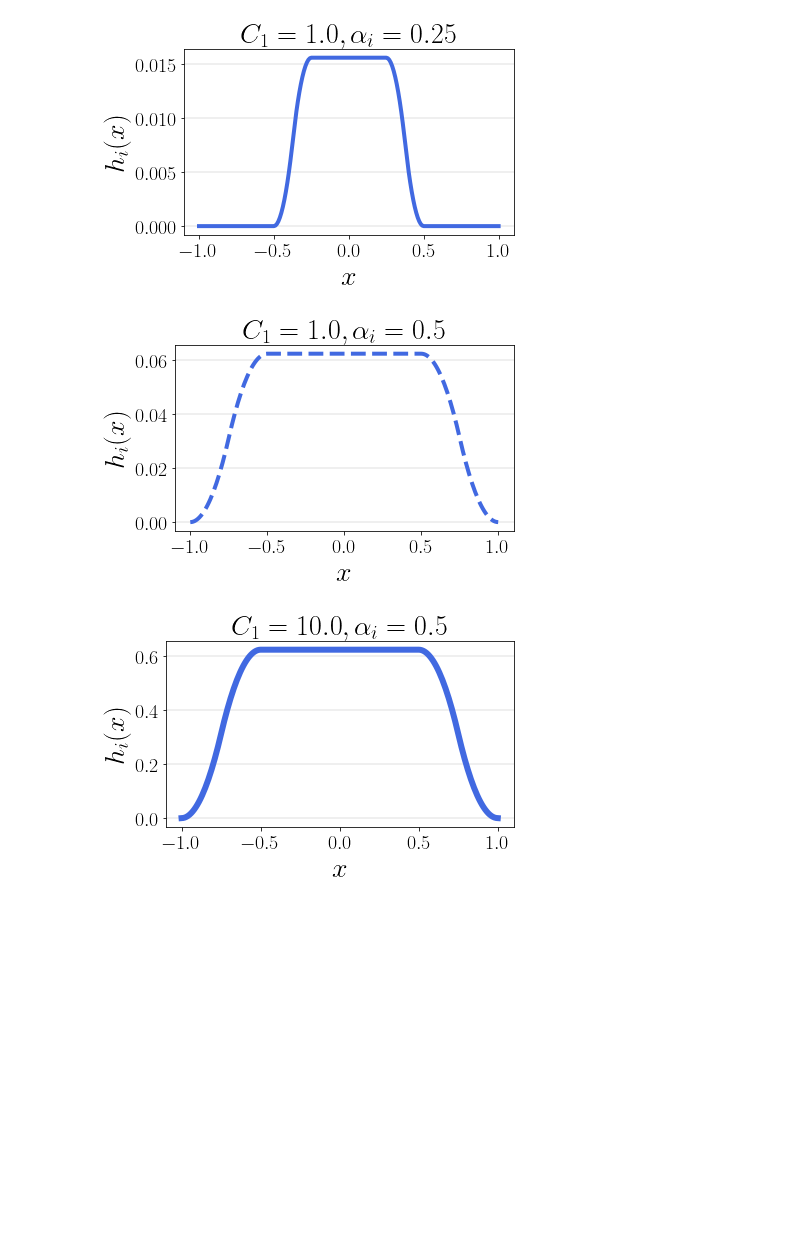
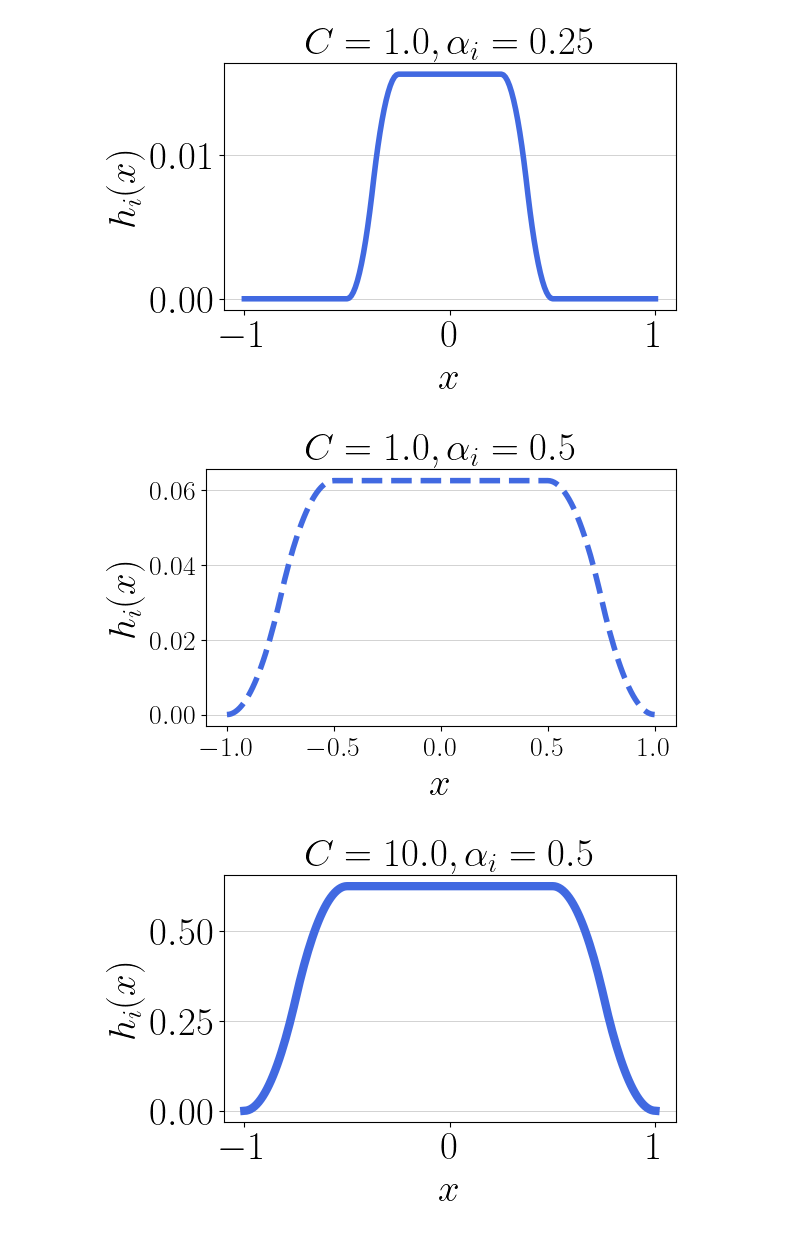
Before and after one commit to VirtuosoResearch/Noise-stability-optimization, a Jupyter notebook: notebooks/lower-bound-example.ipynb, the cells around one changed output. Drawn from its saved outputs; the diff is of its cells as text; code cells hidden in the pictures; blank space fills up the shorter version.

```diff
--- a/notebooks/lower-bound-example.ipynb
+++ b/notebooks/lower-bound-example.ipynb
@@ -32,17 +32,17 @@ Y = [ht(x) for x in X]
 fig, ax = plt.subplots(figsize=(6,4))
 
 plt.plot(X, Y, lw=4.0, c='royalblue')
-ax.tick_params(axis='both', which='major', labelsize=20)
-ax.tick_params(axis='both', which='minor', labelsize=20)
+ax.tick_params(axis='both', which='major', labelsize=28)
+ax.tick_params(axis='both', which='minor', labelsize=28)
 ax.yaxis.grid(True, lw=0.4)
 plt.xlabel(r'$x$',  fontsize=28)
 plt.ylabel(r'$h_i(x)$',  fontsize=28)
-ax.set_title(r'$C_1 = 1.0, \alpha_i = 0.25$', fontsize=28)
+ax.set_title(r'$C = 1.0, \alpha_i = 0.25$', fontsize=28)
 
 plt.tight_layout()
 plt.savefig('bad_ex_1.pdf', format='pdf', dpi=100)
 # %% [output]
-[figure, old version]
+[figure, new version]
 # %%
 C1 = 1.0
 alphat = 0.5
@@ -59,31 +59,31 @@ ax.tick_params(axis='both', which='minor', labelsize=20)
 ax.yaxis.grid(True, lw=0.4)
 plt.xlabel(r'$x$',  fontsize=28)
 plt.ylabel(r'$h_i(x)$',  fontsize=28)
-ax.set_title(r'$C_1 = 1.0, \alpha_i = 0.5$', fontsize=28)
+ax.set_title(r'$C = 1.0, \alpha_i = 0.5$', fontsize=28)
 
 plt.tight_layout()
 plt.savefig('bad_ex_2.pdf', format='pdf', dpi=100)
 # %% [output]
-[figure, old version]
+[figure, new version]
 # %%
 C1 = 10.0
 alphat = 0.5
 
 X = [0.01 * (i - 100) for i in range(0, 201)]
 
 Y = [ht(x) for x in X]
 
 fig, ax = plt.subplots(figsize=(6,4))
 
 plt.plot(X, Y, lw=6.0, c='royalblue')
-ax.tick_params(axis='both', which='major', labelsize=20)
-ax.tick_params(axis='both', which='minor', labelsize=20)
+ax.tick_params(axis='both', which='major', labelsize=28)
+ax.tick_params(axis='both', which='minor', labelsize=28)
 ax.yaxis.grid(True, lw=0.4)
 plt.xlabel(r'$x$',  fontsize=28)
 plt.ylabel(r'$h_i(x)$',  fontsize=28)
-ax.set_title(r'$C_1 = 10.0, \alpha_i = 0.5$', fontsize=28)
+ax.set_title(r'$C = 10.0, \alpha_i = 0.5$', fontsize=28)
 
 plt.tight_layout()
 plt.savefig('bad_ex_3.pdf', format='pdf', dpi=100)
 # %% [output]
-[figure, old version]
+[figure, new version]
```
